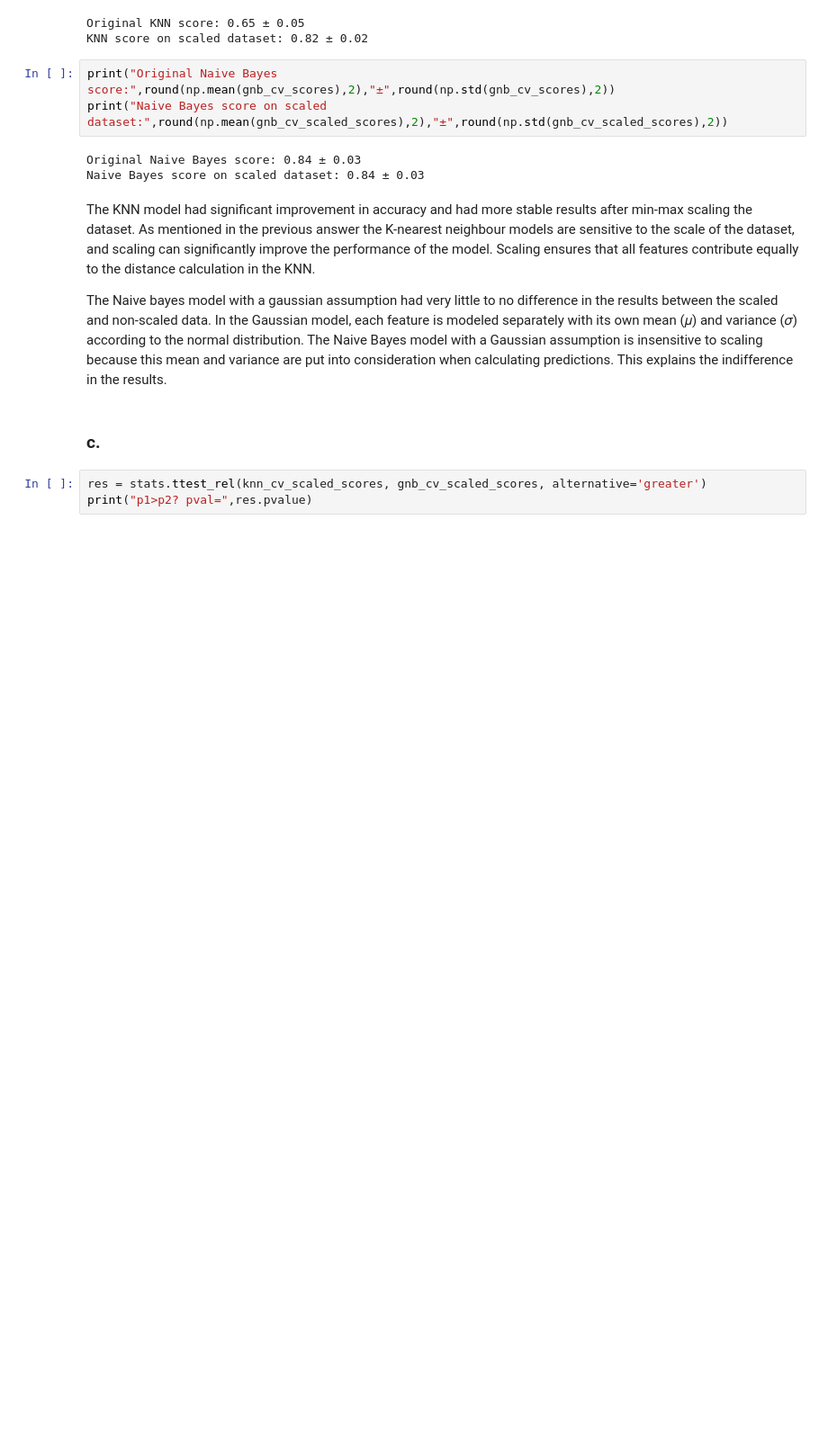
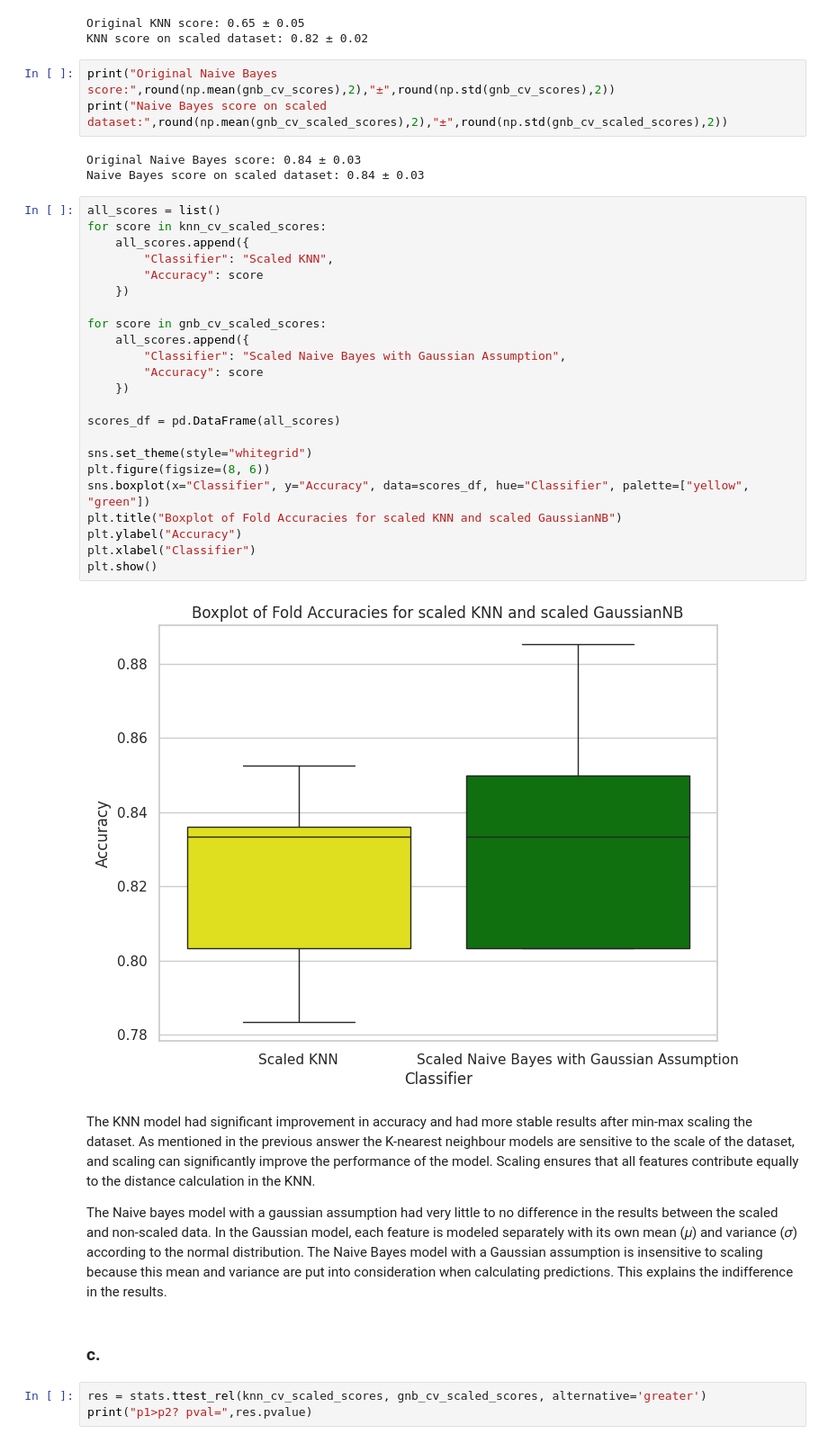
Before and after one commit to SrGesus/Apre-HW2, a Jupyter notebook: ex2/ex2.ipynb, the cells around one changed output. Shown at 90% size. Drawn from its saved outputs; the diff is of its cells as text; blank space fills up the shorter version.

```diff
--- a/ex2/ex2.ipynb
+++ b/ex2/ex2.ipynb
@@ -130,6 +130,31 @@ print("Naive Bayes score on scaled dataset:",round(np.mean(gnb_cv_scaled_scores)
 # %% [output]
 Original Naive Bayes score: 0.84 ± 0.03
 Naive Bayes score on scaled dataset: 0.84 ± 0.03
+# %%
+all_scores = list()
+for score in knn_cv_scaled_scores:
+    all_scores.append({
+        "Classifier": "Scaled KNN",
+        "Accuracy": score
+    })
+
+for score in gnb_cv_scaled_scores:
+    all_scores.append({
+        "Classifier": "Scaled Naive Bayes with Gaussian Assumption",
+        "Accuracy": score
+    })
+
+scores_df = pd.DataFrame(all_scores)
+
+sns.set_theme(style="whitegrid")
+plt.figure(figsize=(8, 6))
+sns.boxplot(x="Classifier", y="Accuracy", data=scores_df, hue="Classifier", palette=["yellow", "green"])
+plt.title("Boxplot of Fold Accuracies for scaled KNN and scaled GaussianNB")
+plt.ylabel("Accuracy")
+plt.xlabel("Classifier")
+plt.show()
+# %% [output]
+[figure, added]
 # %% [markdown]
 The KNN model had significant improvement in accuracy and had more stable results after min-max scaling the dataset. As mentioned in the previous answer the K-nearest neighbour models are sensitive to the scale of the dataset, and scaling can significantly improve the performance of the model. Scaling ensures that all features contribute equally to the distance calculation in the KNN.
 
```
Also changed, not shown: parts of 13 cells of this notebook, 10 other files.
